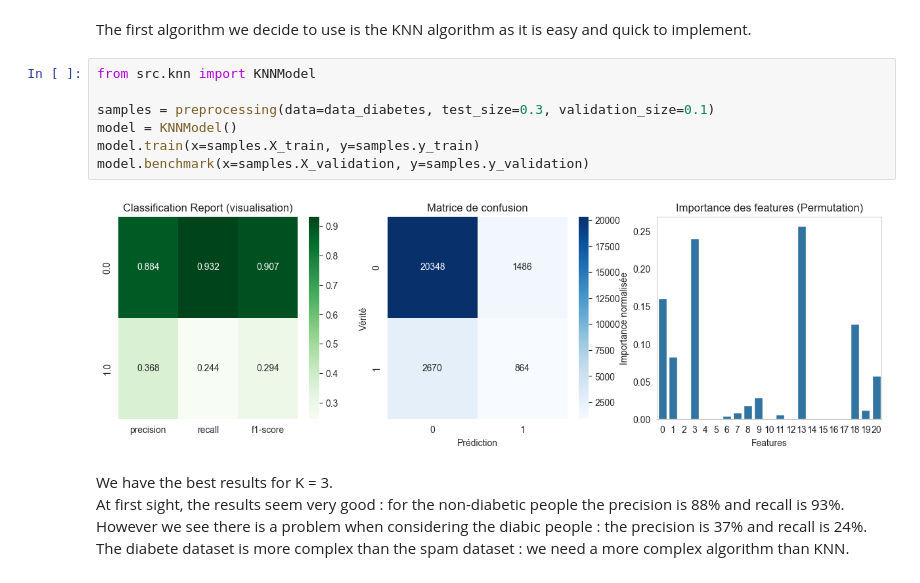
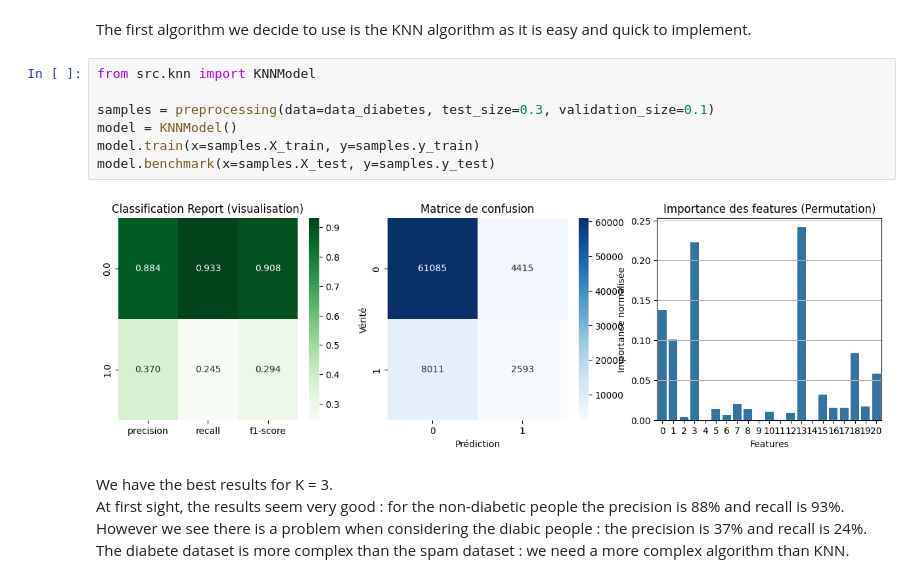
Before and after one commit to RemiBBX/ml-diabetes-spam-prediction, a Jupyter notebook: Diabetes_Visualisation_ML.ipynb, the cells around one changed output. Cells and saved outputs as stored; diff of their text form.

```diff
--- a/Diabetes_Visualisation_ML.ipynb
+++ b/Diabetes_Visualisation_ML.ipynb
@@ -98,12 +98,12 @@ The first algorithm we decide to use is the KNN algorithm as it is easy and quic
 # %%
 from src.knn import KNNModel
 
 samples = preprocessing(data=data_diabetes, test_size=0.3, validation_size=0.1)
 model = KNNModel()
 model.train(x=samples.X_train, y=samples.y_train)
-model.benchmark(x=samples.X_validation, y=samples.y_validation)
+model.benchmark(x=samples.X_test, y=samples.y_test)
 # %% [output]
-[figure, old version]
+[figure, new version]
 # %% [markdown]
 We have the best results for K = 3.
 At first sight, the results seem very good : for the non-diabetic people the precision is 88% and recall is 93%.
```
Also changed, not shown: parts of 1 cell of this notebook.
